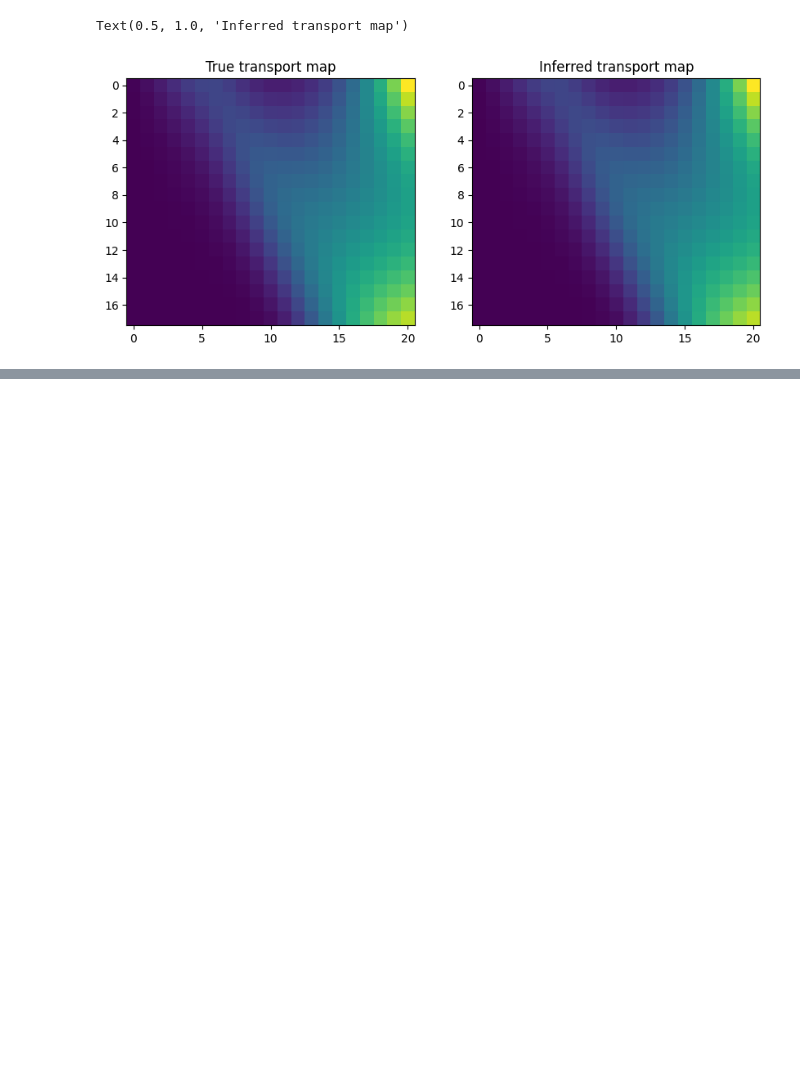
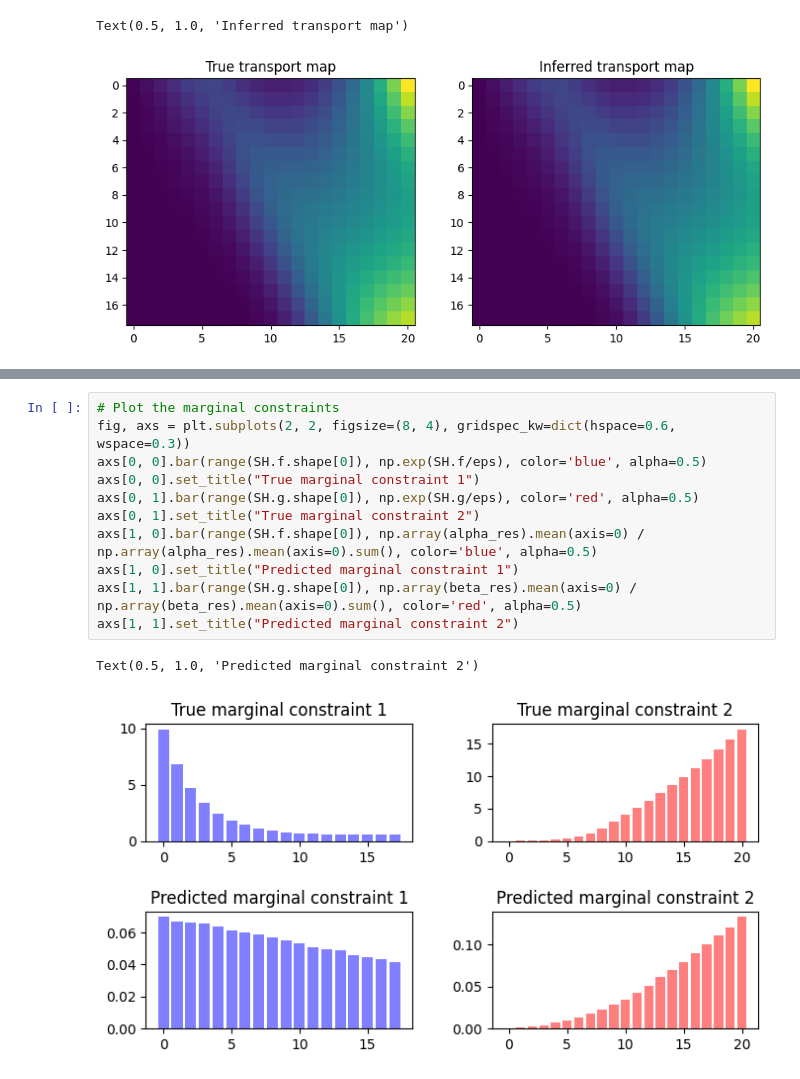
Before and after one commit to ThGaskin/inverse-optimal-transport, a Jupyter notebook: Gibbs.ipynb, the cells around one changed output, grey strips where cells are left out. Cells and saved outputs as stored; diff of their text form; blank space fills up the shorter version.

```diff
--- a/Gibbs.ipynb
+++ b/Gibbs.ipynb
@@ -156,0 +192,14 @@ def Sinkhorn(C, mu, nu, lamb, Niter=1000):
+# %%
+# Plot the marginal constraints
+fig, axs = plt.subplots(2, 2, figsize=(8, 4), gridspec_kw=dict(hspace=0.6, wspace=0.3))
+axs[0, 0].bar(range(SH.f.shape[0]), np.exp(SH.f/eps), color='blue', alpha=0.5)
+axs[0, 0].set_title("True marginal constraint 1")
+axs[0, 1].bar(range(SH.g.shape[0]), np.exp(SH.g/eps), color='red', alpha=0.5)
+axs[0, 1].set_title("True marginal constraint 2")
+axs[1, 0].bar(range(SH.f.shape[0]), np.array(alpha_res).mean(axis=0) / np.array(alpha_res).mean(axis=0).sum(), color='blue', alpha=0.5)
+axs[1, 0].set_title("Predicted marginal constraint 1")
+axs[1, 1].bar(range(SH.g.shape[0]), np.array(beta_res).mean(axis=0) / np.array(beta_res).mean(axis=0).sum(), color='red', alpha=0.5)
+axs[1, 1].set_title("Predicted marginal constraint 2")
+# %% [output]
+Text(0.5, 1.0, 'Predicted marginal constraint 2')
+[figure, added]
```
Also changed, not shown: parts of 12 cells of this notebook.
